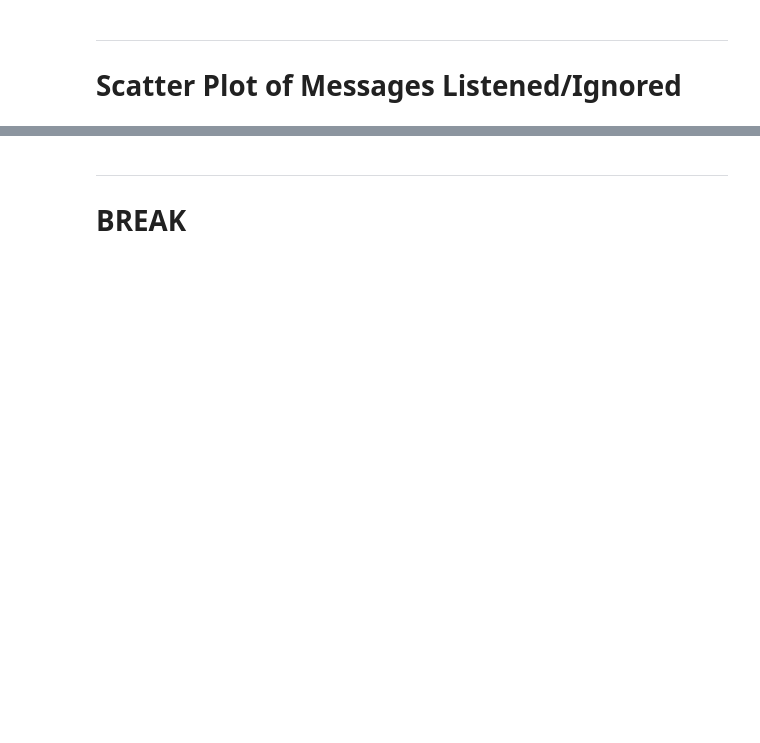
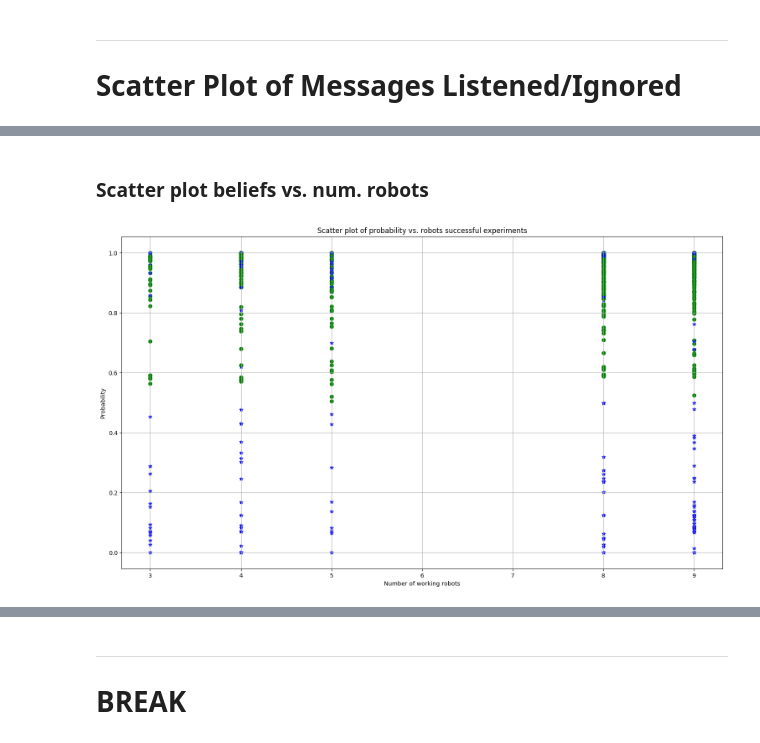
Before and after one commit to nsrishankar/analysis_scripts, a Jupyter notebook: CDM_lying_clusteranalysis.ipynb, the cells around one changed output, grey strips where cells are left out. Saved outputs shown, nothing was run; the diff lists cells and outputs as text; code cells hidden in the pictures; blank space fills up the shorter version.

```diff
--- a/CDM_lying_clusteranalysis.ipynb
+++ b/CDM_lying_clusteranalysis.ipynb
@@ -865,0 +1035,31 @@ plt.title('MNumber of Failed Robots')
+# %% [markdown]
+### Scatter plot beliefs vs. num. robots
+# %%
+plt.figure(figsize=(20,15),dpi=100)
+fig = matplotlib.pyplot.gcf()
+fig.set_size_inches(18.5, 10.5)
+# plt.xlim(1,10)
+
+for key,val in scatter_beliefs_successfulexp.items():
+    temp=key.split("_")
+    num_robots=int(remove_chars(temp[0]))
+    num_liars=int(remove_chars(temp[1]))
+    noise=float(remove_chars(temp[2]))
+    density=int(remove_chars(temp[3]))
+    seed=int(remove_chars(temp[4]))
+    num_working=num_robots-num_liars
+    ratio_working=float(num_working/num_robots)
+
+    # Total
+    correct_pattern_prob,current_threshold=val
+
+    plt.scatter(num_working,correct_pattern_prob,c='green',marker='o') # Final belief probability green circle
+    plt.scatter(num_working,current_threshold,c='blue',marker='*') # Robot threshold blue asterisk
+
+plt.ylabel('Probability')
+plt.xlabel('Number of working robots')
+plt.title('Scatter plot of probability vs. robots successful experiments')
+plt.grid(True)
+plt.show()
+# %% [output]
+[figure, added]
```
Also changed, not shown: parts of 42 cells of this notebook.
